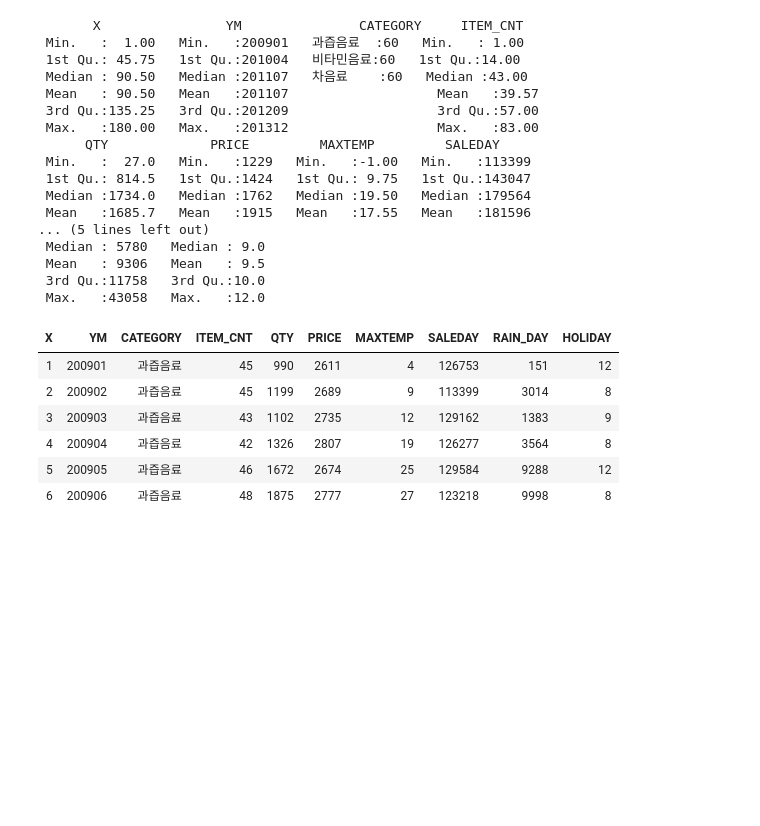
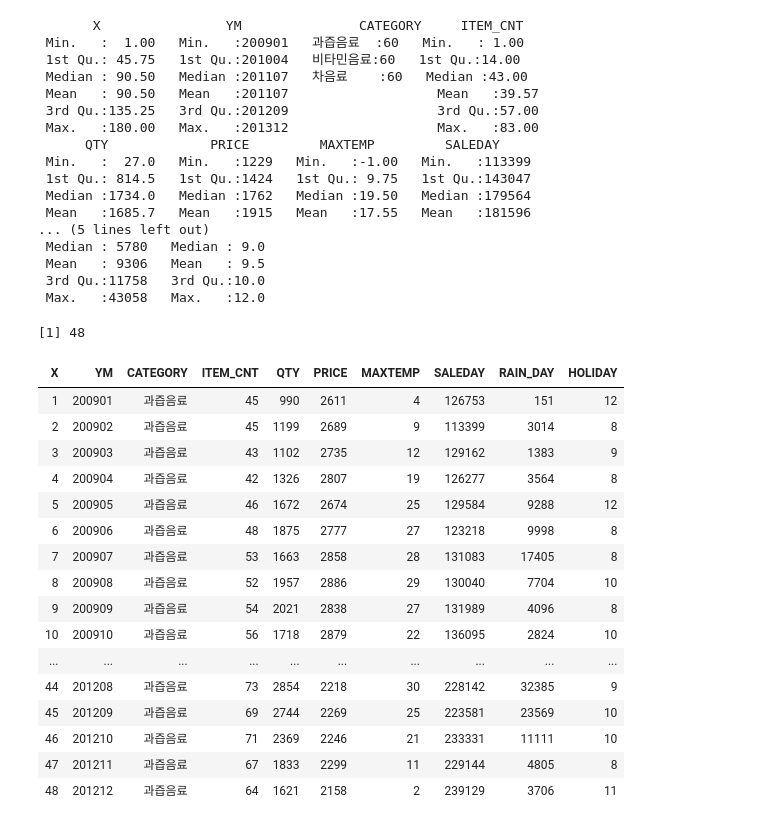
Before and after one commit to MethodFunc/R, a Jupyter notebook: Project.ipynb, the cells around one changed output. Cells and saved outputs as stored; diff of their text form; code cells hidden in the pictures; blank space fills up the shorter version.

```diff
--- a/Project.ipynb
+++ b/Project.ipynb
@@ -55,22 +58,35 @@ product1 = df %>% filter(df$CATEGORY == '과즙음료')
 product2 = df %>% filter(df$CATEGORY == '비타민음료')
 product3 = df %>% filter(df$CATEGORY == '차음료')
 
-idx=sample(1:nrow(product1), size=nrow(product1)*0.7, replace = F)
-product1_train = product1[idx, ]
-product1_test = product1[-idx, ]
+idx=length(product1$X)*0.8
+print(idx)
+product1_train = product1[1:idx, ]
+product1_test = product1[idx+1:length(product1$X), ]
 
-product2_train = product2[idx, ]
-product2_test = product2[-idx, ]
+product2_train = product2[1:idx, ]
+product2_test = product2[idx+1:length(product2$X), ]
 
-product3_train = product3[idx, ]
-product3_test = product3[-idx, ]
+product3_train = product3[1:idx, ]
+product3_test = product3[idx+1:length(product3$X), ]
+# %% [output]
+[1] 48
-# %%
-head(product1)
-# %% [output]
-| X | YM | CATEGORY | ITEM_CNT | QTY | PRICE | MAXTEMP | SALEDAY | RAIN_DAY | HOLIDAY |
-| 1 | 200901 | 과즙음료 | 45 | 990 | 2611 | 4 | 126753 | 151 | 12 |
-| 2 | 200902 | 과즙음료 | 45 | 1199 | 2689 | 9 | 113399 | 3014 | 8 |
-| 3 | 200903 | 과즙음료 | 43 | 1102 | 2735 | 12 | 129162 | 1383 | 9 |
-| 4 | 200904 | 과즙음료 | 42 | 1326 | 2807 | 19 | 126277 | 3564 | 8 |
-| 5 | 200905 | 과즙음료 | 46 | 1672 | 2674 | 25 | 129584 | 9288 | 12 |
-| 6 | 200906 | 과즙음료 | 48 | 1875 | 2777 | 27 | 123218 | 9998 | 8 |
+# %%
+product1_train
+# %% [output]
+| X | YM | CATEGORY | ITEM_CNT | QTY | PRICE | MAXTEMP | SALEDAY | RAIN_DAY | HOLIDAY |
+| 1 | 200901 | 과즙음료 | 45 | 990 | 2611 | 4 | 126753 | 151 | 12 |
+| 2 | 200902 | 과즙음료 | 45 | 1199 | 2689 | 9 | 113399 | 3014 | 8 |
+| 3 | 200903 | 과즙음료 | 43 | 1102 | 2735 | 12 | 129162 | 1383 | 9 |
+| 4 | 200904 | 과즙음료 | 42 | 1326 | 2807 | 19 | 126277 | 3564 | 8 |
+| 5 | 200905 | 과즙음료 | 46 | 1672 | 2674 | 25 | 129584 | 9288 | 12 |
+| 6 | 200906 | 과즙음료 | 48 | 1875 | 2777 | 27 | 123218 | 9998 | 8 |
+| 7 | 200907 | 과즙음료 | 53 | 1663 | 2858 | 28 | 131083 | 17405 | 8 |
+| 8 | 200908 | 과즙음료 | 52 | 1957 | 2886 | 29 | 130040 | 7704 | 10 |
+| 9 | 200909 | 과즙음료 | 54 | 2021 | 2838 | 27 | 131989 | 4096 | 8 |
+| 10 | 200910 | 과즙음료 | 56 | 1718 | 2879 | 22 | 136095 | 2824 | 10 |
+| ... | ... | ... | ... | ... | ... | ... | ... | ... | ... |
+| 44 | 201208 | 과즙음료 | 73 | 2854 | 2218 | 30 | 228142 | 32385 | 9 |
+| 45 | 201209 | 과즙음료 | 69 | 2744 | 2269 | 25 | 223581 | 23569 | 10 |
+| 46 | 201210 | 과즙음료 | 71 | 2369 | 2246 | 21 | 233331 | 11111 | 10 |
+| 47 | 201211 | 과즙음료 | 67 | 1833 | 2299 | 11 | 229144 | 4805 | 8 |
+| 48 | 201212 | 과즙음료 | 64 | 1621 | 2158 | 2 | 239129 | 3706 | 11 |
```
Also changed, not shown: parts of 32 cells of this notebook, 1 other file.
